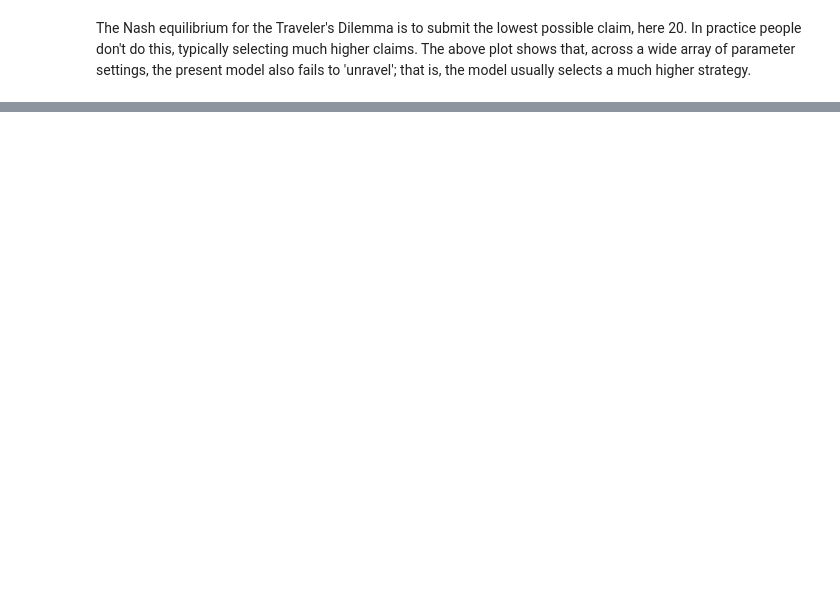
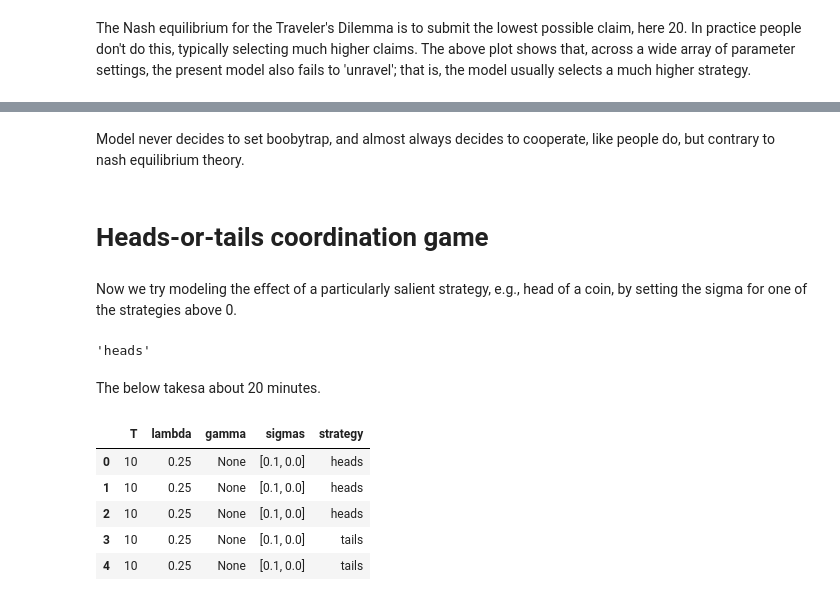
Before and after one commit to drussellmrichie/golman_and_bhatia_2017, a Jupyter notebook: Golman and Bhatia (2017).ipynb, the cells around one changed output, grey strips where cells are left out. Saved outputs shown, nothing was run; the diff lists cells and outputs as text; code cells hidden in the pictures; blank space fills up the shorter version.

```diff
--- a/Golman and Bhatia (2017).ipynb
+++ b/Golman and Bhatia (2017).ipynb
@@ -116,0 +201,15 @@ The Nash equilibrium for the Traveler's Dilemma is to submit the lowest possible
+# %% [markdown]
+Model never decides to set boobytrap, and almost always decides to cooperate, like people do, but contrary to nash equilibrium theory.
+# %% [markdown]
+# Heads-or-tails coordination game
+# %%
+def heads_or_tails_payoffs(player_strat, opponent_strat, gamma):
+    return 1 if player_strat == opponent_strat else 0
+# %% [markdown]
+Now we try modeling the effect of a particularly salient strategy, e.g., head of a coin, by setting the sigma for one of the strategies above 0.
+# %%
+heads_tails_strats = ['heads', 'tails']
+simulate_decision(strats=heads_tails_strats, payoff_func=heads_or_tails_payoffs,
+                  T=10, _lambda=1, sigmas=[.5,0], gamma=None)
+# %% [output]
+'heads'
@@ -116,0 +221,2 @@ The Nash equilibrium for the Traveler's Dilemma is to submit the lowest possible
+# %% [markdown]
+The below takesa about 20 minutes.
@@ -116,0 +226,9 @@ The Nash equilibrium for the Traveler's Dilemma is to submit the lowest possible
+# %%
+parameter_sweep_results.head()
+# %% [output]
+|  | T | lambda | gamma | sigmas | strategy |
+| 0 | 10 | 0.25 | None | [0.1, 0.0] | heads |
+| 1 | 10 | 0.25 | None | [0.1, 0.0] | heads |
+| 2 | 10 | 0.25 | None | [0.1, 0.0] | heads |
+| 3 | 10 | 0.25 | None | [0.1, 0.0] | tails |
+| 4 | 10 | 0.25 | None | [0.1, 0.0] | tails |
```
Also changed, not shown: parts of 44 cells of this notebook, 6 other files.
